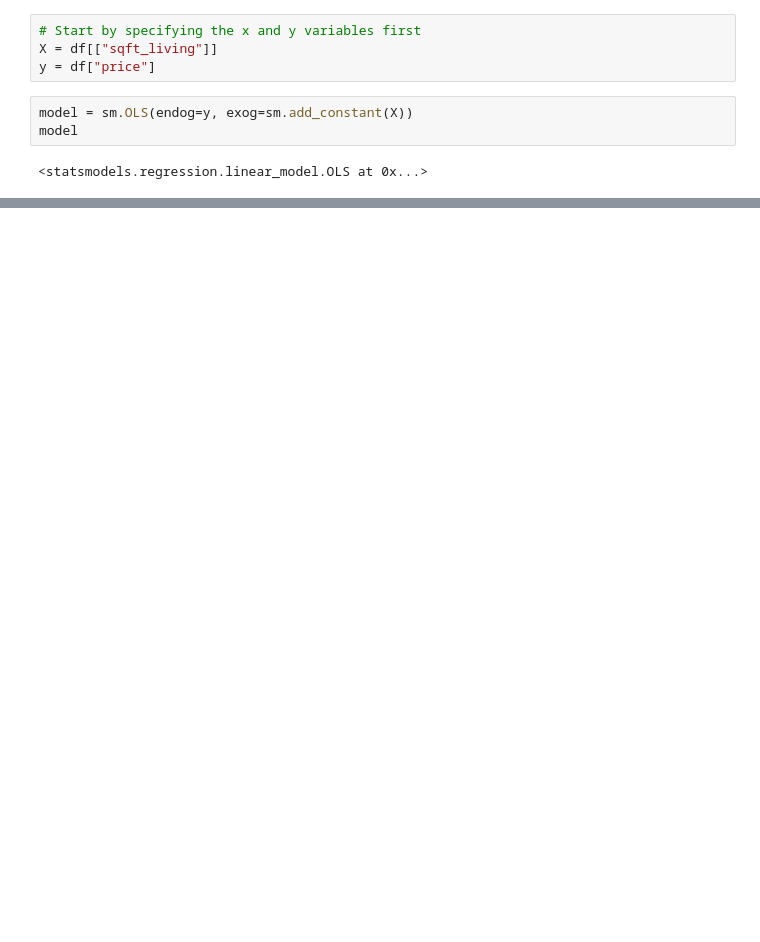
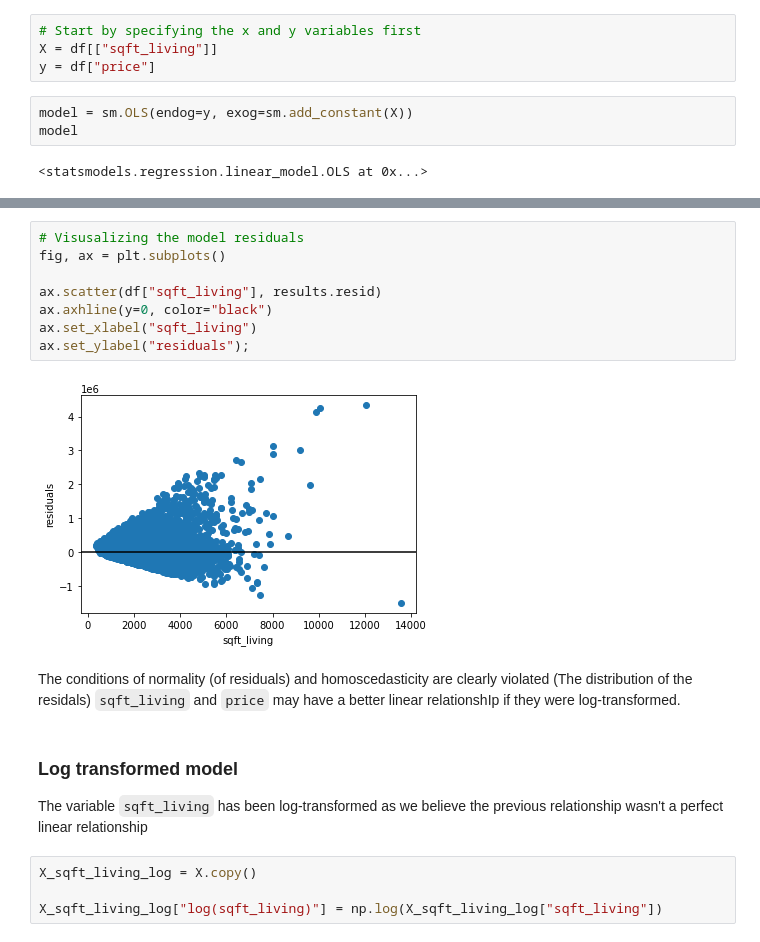
Before and after one commit to SueMungai/dsc-phase-2-project-v2-3, a Jupyter notebook: student.ipynb, the cells around one changed output, grey strips where cells are left out. Saved outputs shown, nothing was run; the diff lists cells and outputs as text; blank space fills up the shorter version.

```diff
--- a/student.ipynb
+++ b/student.ipynb
@@ -429,0 +451,20 @@ sns.regplot(x='sqft_living',y='price', data=df);
+# %%
+# Visusalizing the model residuals
+fig, ax = plt.subplots()
+
+ax.scatter(df["sqft_living"], results.resid)
+ax.axhline(y=0, color="black")
+ax.set_xlabel("sqft_living")
+ax.set_ylabel("residuals");
+# %% [output]
+[figure, added]
+# %% [markdown]
+The conditions of normality (of residuals) and homoscedasticity are clearly violated (The distribution of the residals)
+`sqft_living` and `price` may have a better linear relationshIp if they were log-transformed.
+# %% [markdown]
+### Log transformed model
+The variable `sqft_living` has been log-transformed as we believe the previous relationship wasn't a perfect linear relationship
+# %%
+X_sqft_living_log = X.copy()
+
+X_sqft_living_log["log(sqft_living)"] = np.log(X_sqft_living_log["sqft_living"])
```
Also changed, not shown: parts of 48 cells of this notebook.
